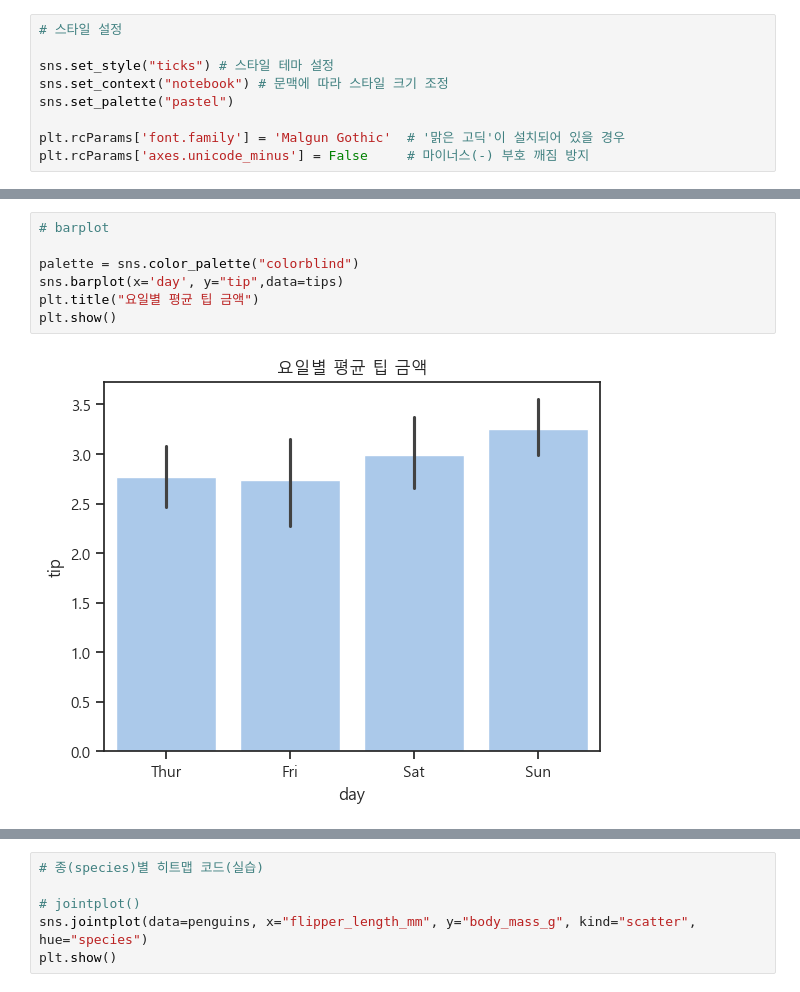
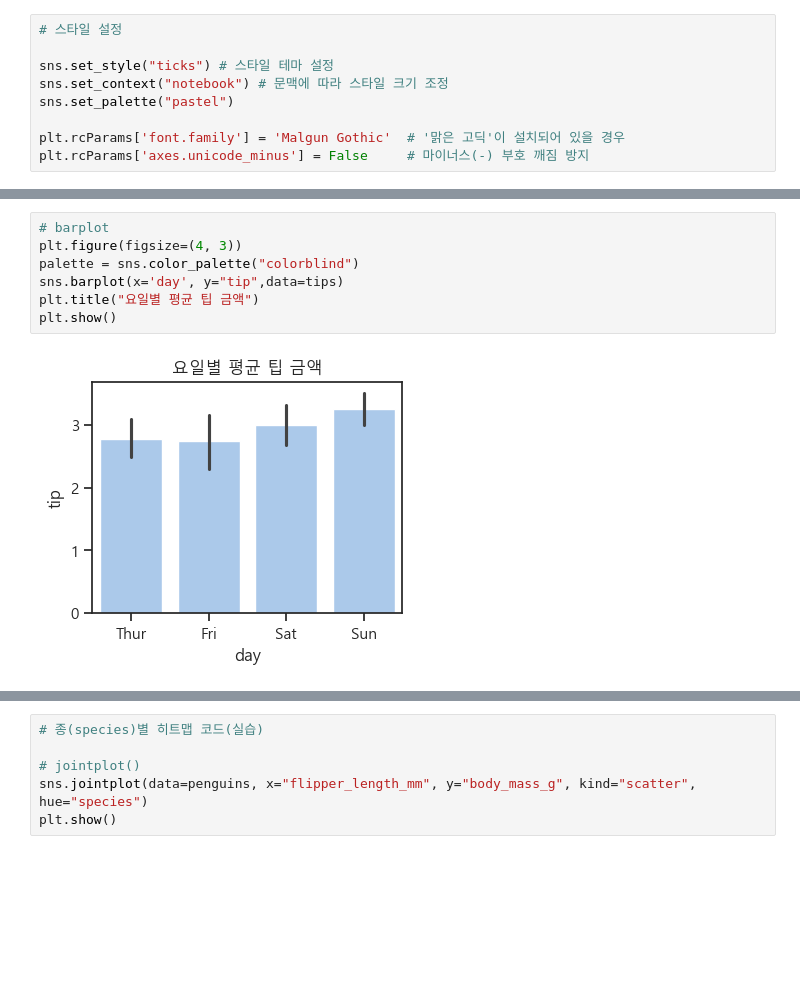
Before and after one commit to Subin928/RE_python_5th, a Jupyter notebook: DataAnalysis/08_seaborn.ipynb, the cells around one changed output, grey strips where cells are left out. Drawn from its saved outputs; the diff is of its cells as text; blank space fills up the shorter version.

```diff
--- a/DataAnalysis/08_seaborn.ipynb
+++ b/DataAnalysis/08_seaborn.ipynb
@@ -87,12 +91,12 @@ plt.show()
 # %%
 # barplot
-
+plt.figure(figsize=(4, 3))
 palette = sns.color_palette("colorblind")
 sns.barplot(x='day', y="tip",data=tips)
 plt.title("요일별 평균 팁 금액")
 plt.show()
 # %% [output]
-[figure, old version]
+[figure, new version]
 # %%
 # displot()
 # 히스토그램 + 커널 밀도 (kde)
```
Also changed, not shown: parts of 6 cells of this notebook.
